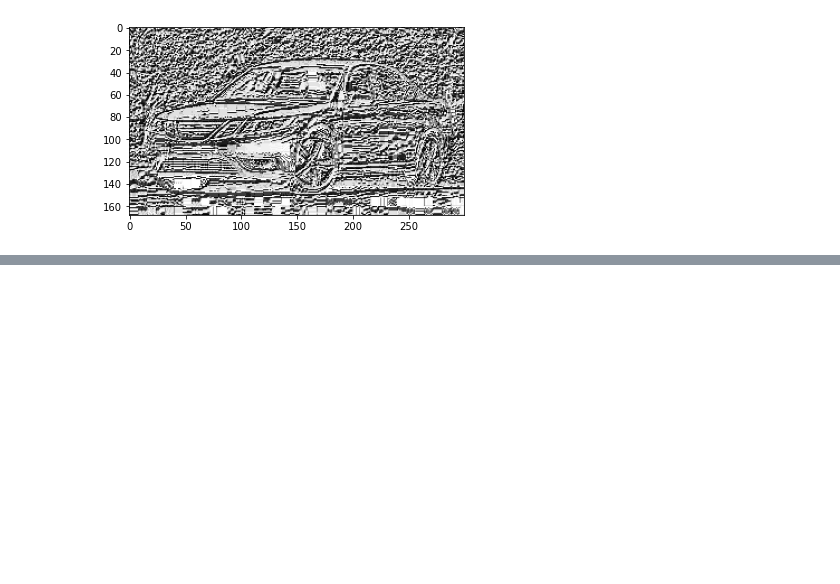
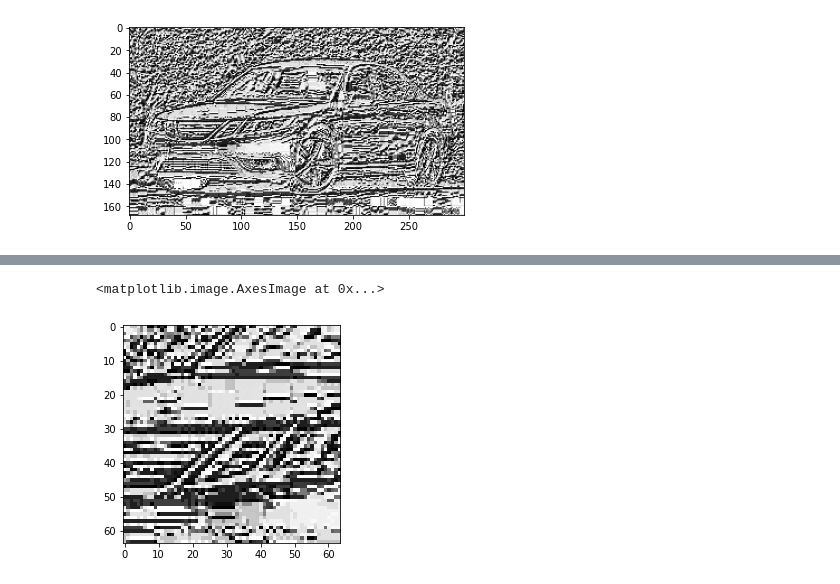
Before and after one commit to smuglilgoat/Atelier_Creatif_TP, a Jupyter notebook: Atelier_TP1/atelier_tp1.ipynb, the cells around one changed output, grey strips where cells are left out. Drawn from its saved outputs; the diff is of its cells as text; code cells hidden in the pictures; blank space fills up the shorter version.

```diff
--- a/Atelier_TP1/atelier_tp1.ipynb
+++ b/Atelier_TP1/atelier_tp1.ipynb
@@ -56,0 +81,6 @@ plt.imshow(result, cmap='gray')
+# %%
+crop_img = lbp[randY:randY+64, randX:randX+64]
+plt.imshow(crop_img, cmap='gray')
+# %% [output]
+<matplotlib.image.AxesImage at 0x...>
+[figure, added]
```
Also changed, not shown: parts of 8 cells of this notebook, 2 other files.
